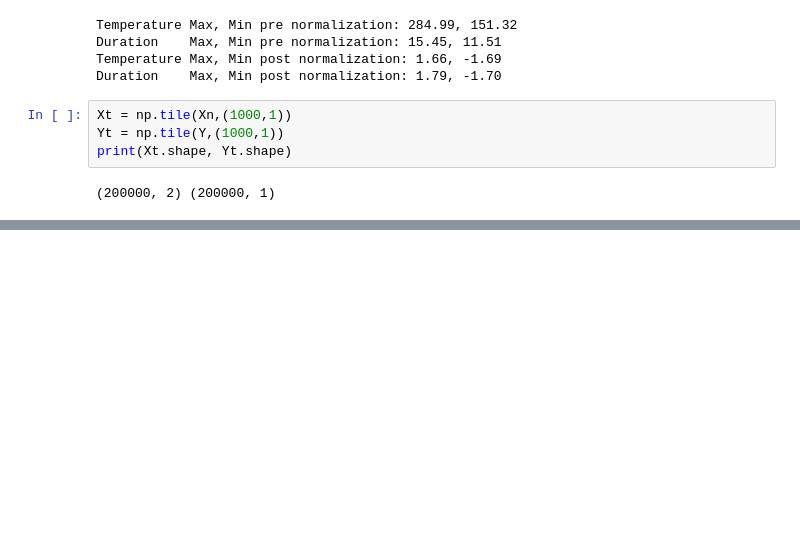
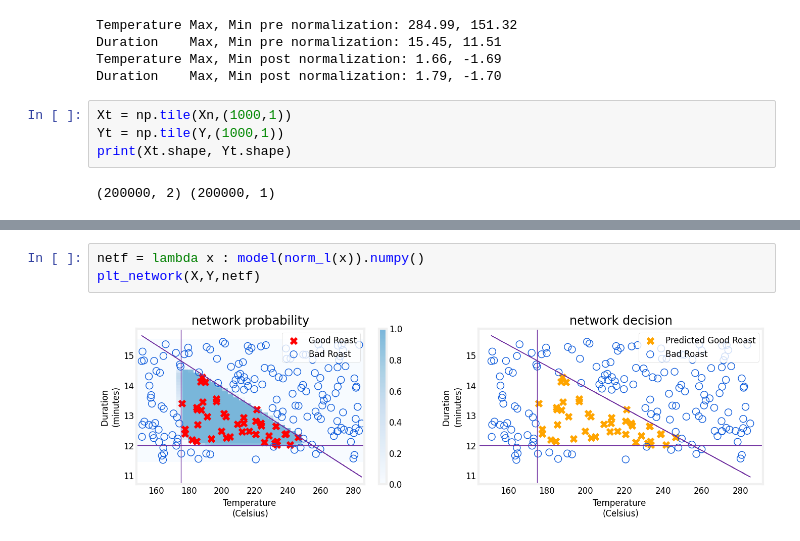
Before and after one commit to IshaanSKhanka28/Machine-Learning-by-Andrew-NG, a Jupyter notebook: CoffeeRoastingTF.ipynb, the cells around one changed output, grey strips where cells are left out. Saved outputs shown, nothing was run; the diff lists cells and outputs as text; blank space fills up the shorter version.

```diff
--- a/CoffeeRoastingTF.ipynb
+++ b/CoffeeRoastingTF.ipynb
@@ -47,0 +153,5 @@ print(Xt.shape, Yt.shape)
+# %%
+netf = lambda x : model(norm_l(x)).numpy()
+plt_network(X,Y,netf)
+# %% [output]
+[figure, added]
```
Also changed, not shown: parts of 9 cells of this notebook.
